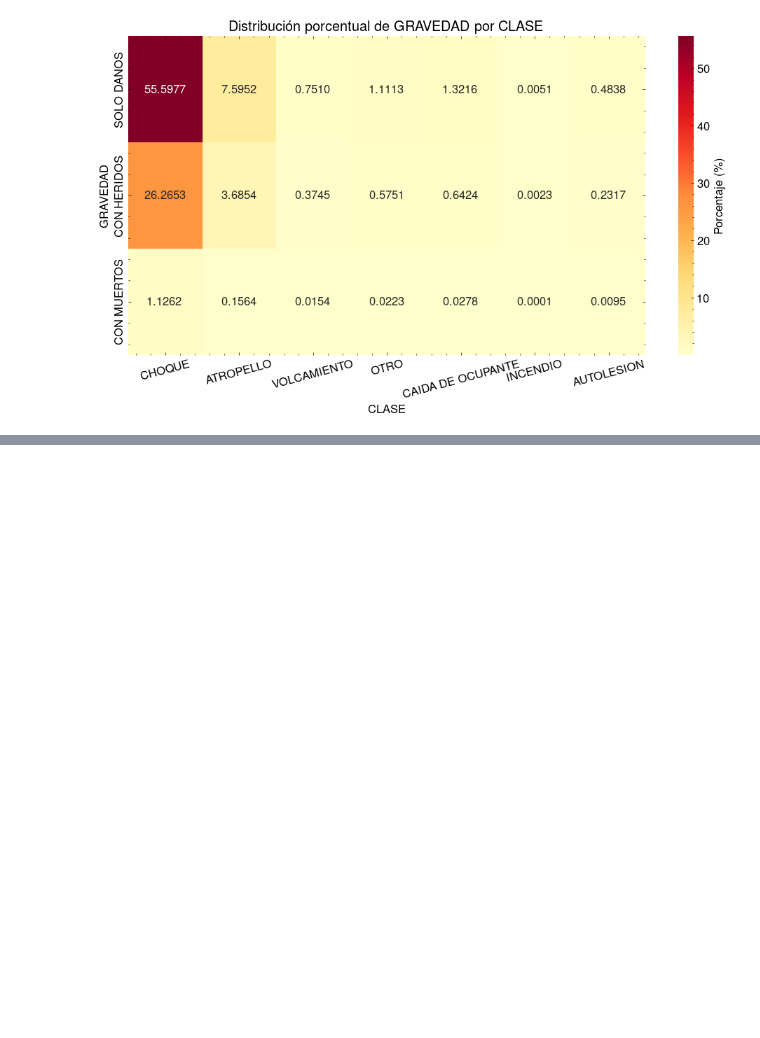
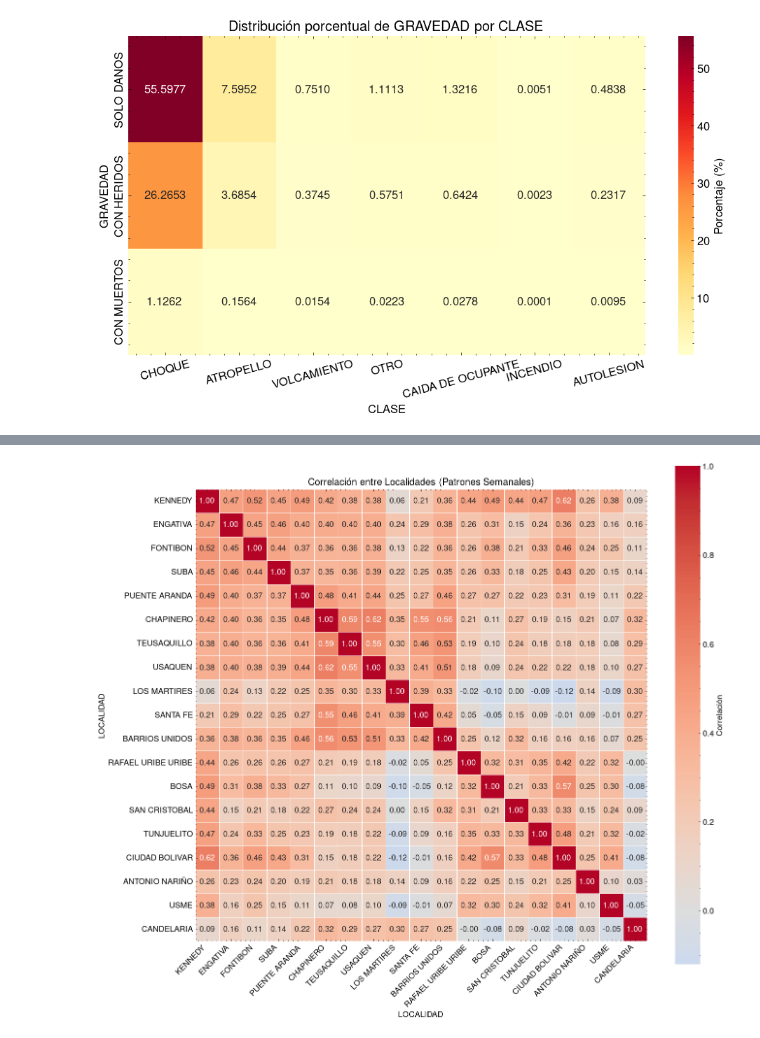
Before and after one commit to dosquisd/AccidentalRiskAnalysis, a Jupyter notebook: src/007_first_heatmaps.ipynb, the cells around one changed output, grey strips where cells are left out. Saved outputs shown, nothing was run; the diff lists cells and outputs as text; code cells hidden in the pictures; blank space fills up the shorter version.

Commit message:
feat: more heatmaps

```diff
--- a/src/007_first_heatmaps.ipynb
+++ b/src/007_first_heatmaps.ipynb
@@ -167,0 +175,34 @@ plt.show()
+# %%
+df = resample_data(freq="1W", multi_index=True)
+# %%
+# Extraer las columnas de localidades
+localidad_cols = list(df["LOCALIDAD"].columns)
+
+# Create correlation matrix between LOCALIDAD columns
+corr_matrix = df["LOCALIDAD"][localidad_cols].corr()
+
+# Maybe for future, but it's possible to get a distance matrix from correlation
+# dist_matrix = np.sqrt(2 * (1 - corr_matrix))  # Euclidean distance from correlation
+
+fig, ax = plt.subplots(figsize=(14, 12))
+sns.heatmap(
+    corr_matrix,
+    annot=True,
+    fmt=".2f",
+    cmap="coolwarm",
+    center=0,
+    ax=ax,
+    square=True,
+    linewidths=0.5,
+    cbar_kws={"label": "Correlación"}
+)
+ax.set_title("Correlación entre Localidades (Patrones Semanales)")
+ax.set_xlabel("LOCALIDAD")
+ax.set_ylabel("LOCALIDAD")
+plt.xticks(rotation=45, ha="right")
+plt.yticks(rotation=0)
+fig.tight_layout()
+fig.savefig(HEATMAP_FIGURES_DIR / "localidades_correlation.pdf")
+plt.show()
+# %% [output]
+[figure, added]
```
Also changed, not shown: parts of 9 cells of this notebook, 6 other files.
